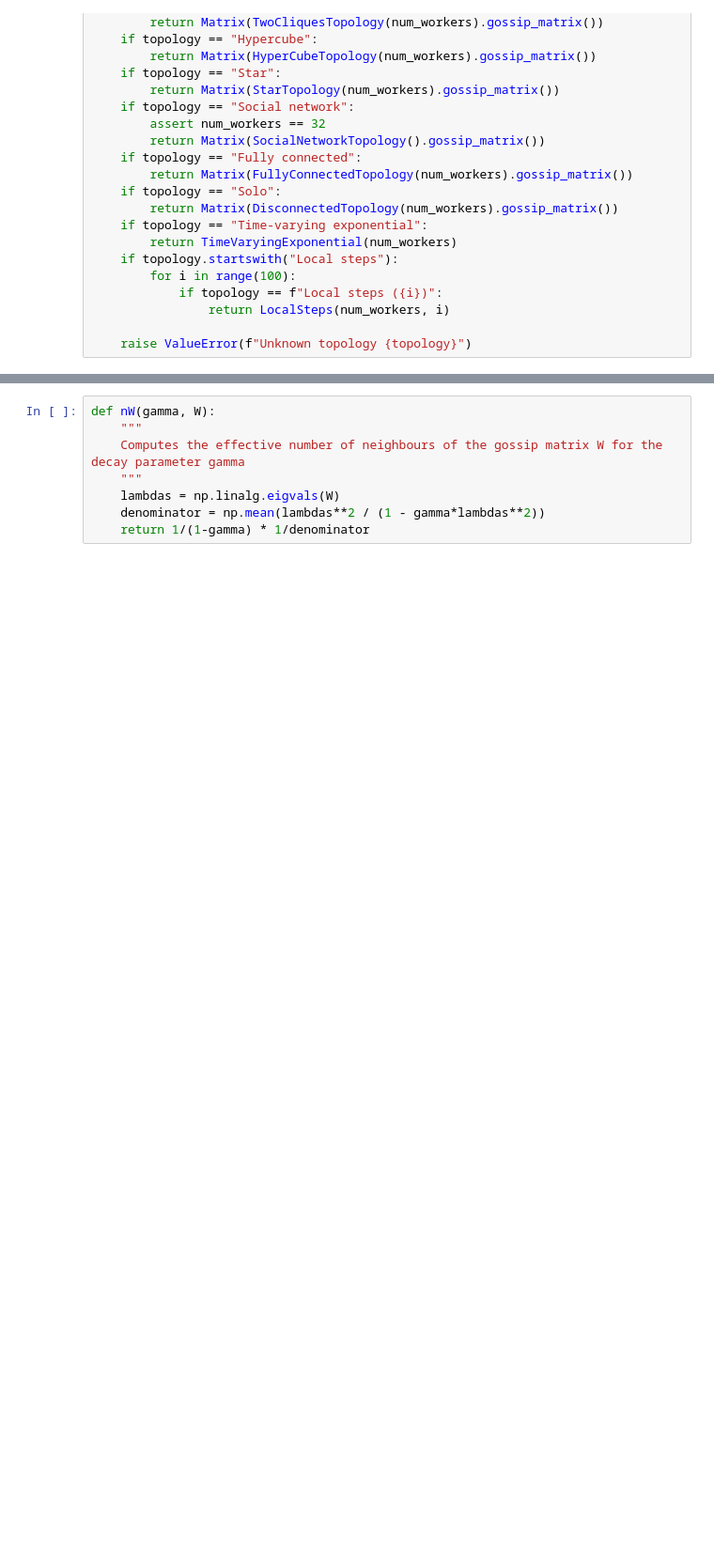
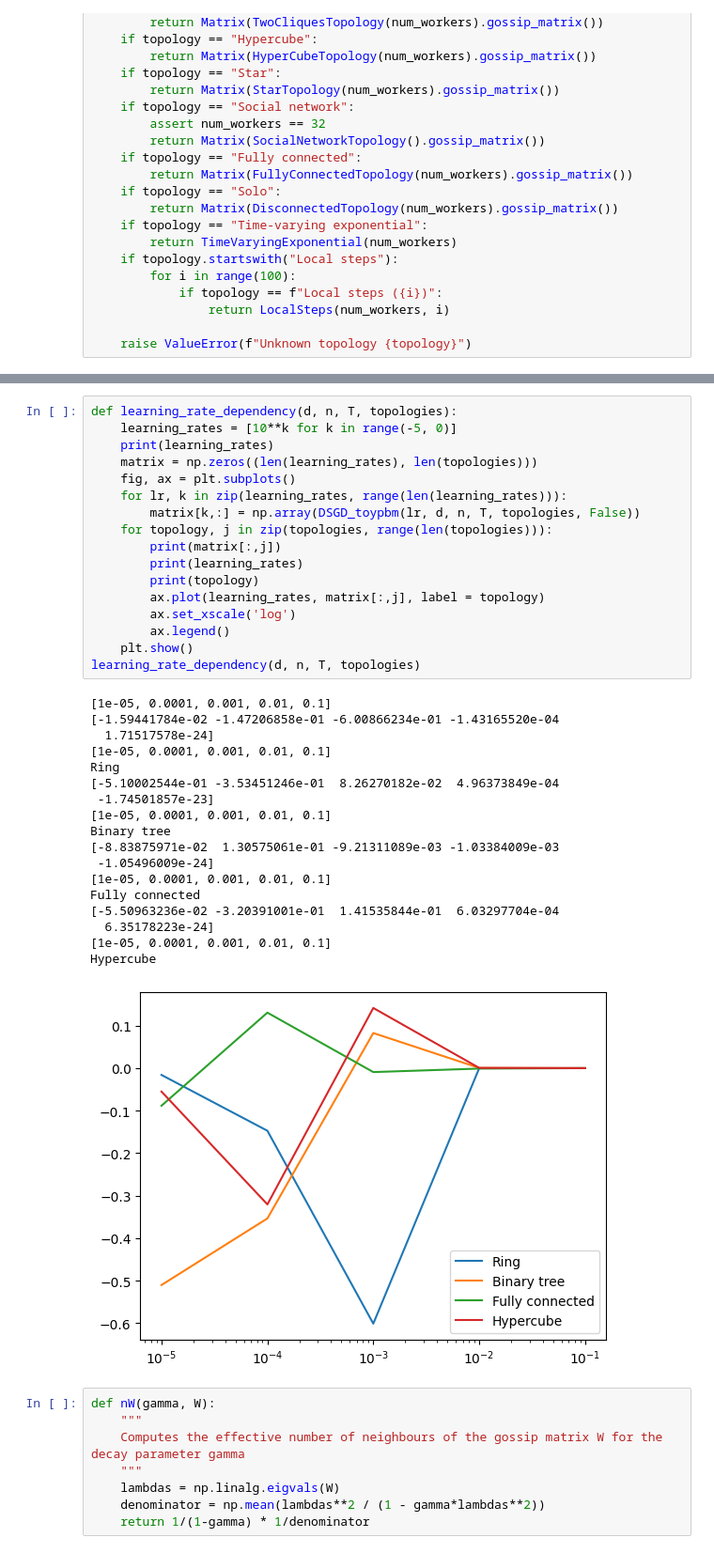
Before and after one commit to hduprieu/changing_topology, a Jupyter notebook: EA.ipynb, the cells around one changed output, grey strips where cells are left out. Shown at 94% size. Saved outputs shown, nothing was run; the diff lists cells and outputs as text; blank space fills up the shorter version.

Commit message:
Add the learning_rate_dependency function

```diff
--- a/EA.ipynb
+++ b/EA.ipynb
@@ -437,3 +442,39 @@ DSGD_toypbm(0.4, d, n, T, topologies)
+# %%
+def learning_rate_dependency(d, n, T, topologies):
+    learning_rates = [10**k for k in range(-5, 0)]
+    print(learning_rates)
+    matrix = np.zeros((len(learning_rates), len(topologies)))
+    fig, ax = plt.subplots()
+    for lr, k in zip(learning_rates, range(len(learning_rates))):
+        matrix[k,:] = np.array(DSGD_toypbm(lr, d, n, T, topologies, False))
+    for topology, j in zip(topologies, range(len(topologies))):
+        print(matrix[:,j])
+        print(learning_rates)
+        print(topology)
+        ax.plot(learning_rates, matrix[:,j], label = topology)
+        ax.set_xscale('log')
+        ax.legend()
+    plt.show()
+learning_rate_dependency(d, n, T, topologies)
+# %% [output]
+[1e-05, 0.0001, 0.001, 0.01, 0.1]
+[-1.59441784e-02 -1.47206858e-01 -6.00866234e-01 -1.43165520e-04
+  1.71517578e-24]
+[1e-05, 0.0001, 0.001, 0.01, 0.1]
+Ring
+[-5.10002544e-01 -3.53451246e-01  8.26270182e-02  4.96373849e-04
+ -1.74501857e-23]
+[1e-05, 0.0001, 0.001, 0.01, 0.1]
+Binary tree
+[-8.83875971e-02  1.30575061e-01 -9.21311089e-03 -1.03384009e-03
+ -1.05496009e-24]
+[1e-05, 0.0001, 0.001, 0.01, 0.1]
+Fully connected
+[-5.50963236e-02 -3.20391001e-01  1.41535844e-01  6.03297704e-04
+  6.35178223e-24]
+[1e-05, 0.0001, 0.001, 0.01, 0.1]
+Hypercube
+[figure, added]
 # %%
 def nW(gamma, W):
     """
```
Also changed, not shown: parts of 3 cells of this notebook.
